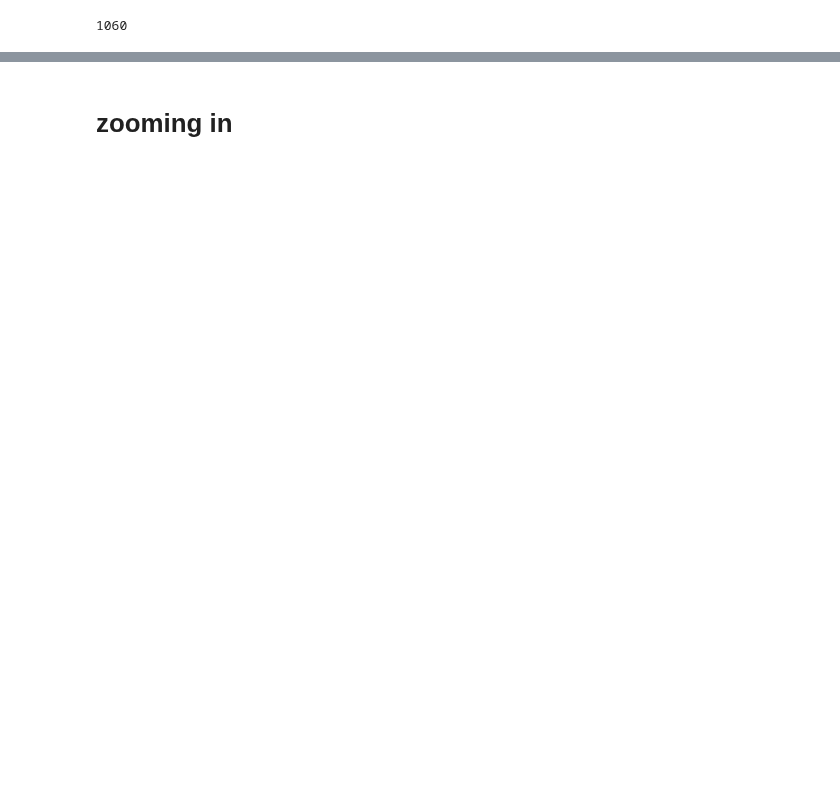
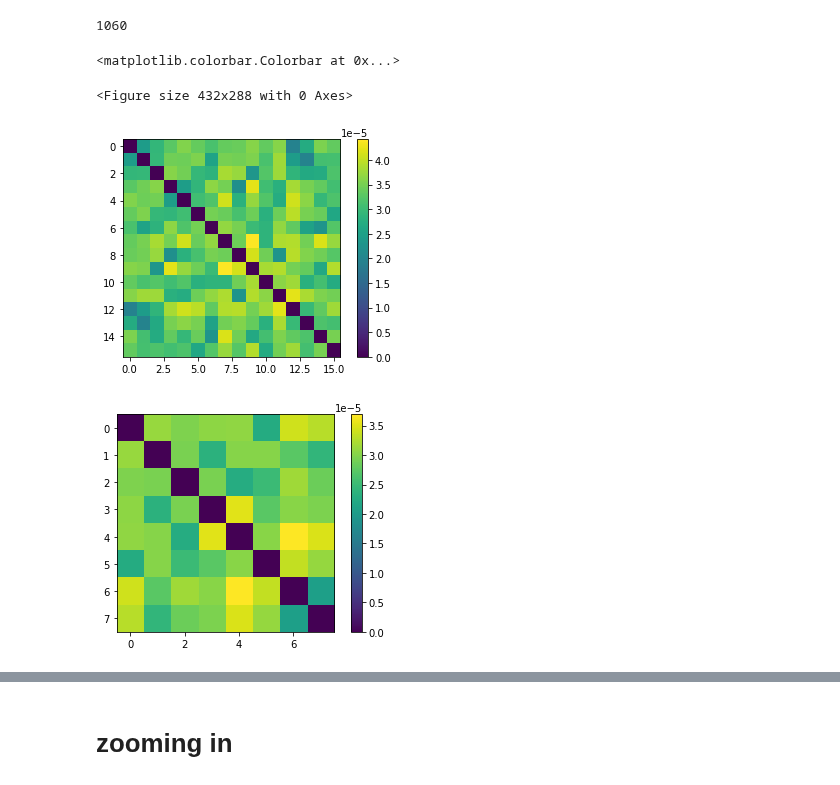
Before and after one commit to eghbalhosseini/neural_manifolds, a Jupyter notebook: inspect_center_covar.ipynb, the cells around one changed output, grey strips where cells are left out. Drawn from its saved outputs; the diff is of its cells as text; code cells hidden in the pictures; blank space fills up the shorter version.

```diff
--- a/inspect_center_covar.ipynb
+++ b/inspect_center_covar.ipynb
@@ -209,20 +217,25 @@ len(covar_res[layer])
 1060
 # %%
 from matplotlib import animation
-k=10
-layer='layer_1_Linear'
+k=
+layer='layer_3_Linear'
 plt.figure()
-image = plt.imshow(np.asarray(covar_res[layer][k]['center_covar'][0]['center_cov']).squeeze())
-plt.colorbar()
-plt.figure()
-image = plt.imshow(np.asarray(covar_res[layer][k]['center_covar'][1]['center_cov']).squeeze())
-plt.colorbar()
+#image = plt.imshow(np.asarray(covar_res[layer][k]['center_covar'][0]['center_cov']).squeeze())
+#plt.colorbar()
+#plt.figure()
+#image = plt.imshow(np.asarray(covar_res[layer][k]['center_covar'][1]['center_cov']).squeeze())
+#plt.colorbar()
 plt.figure()
 image = plt.imshow(np.asarray(covar_res[layer][k]['center_covar'][2]['center_cov']).squeeze())
 plt.colorbar()
 plt.figure()
 image = plt.imshow(np.asarray(covar_res[layer][k]['center_covar'][3]['center_cov']).squeeze())
 plt.colorbar()
+# %% [output]
+<matplotlib.colorbar.Colorbar at 0x...>
+<Figure size 432x288 with 0 Axes>
+[figure, added]
+[figure, added]
 # %%
 layer='layer_1_Linear'
 hier_within_between=[]
```
Also changed, not shown: parts of 15 cells of this notebook, 2 other files.
